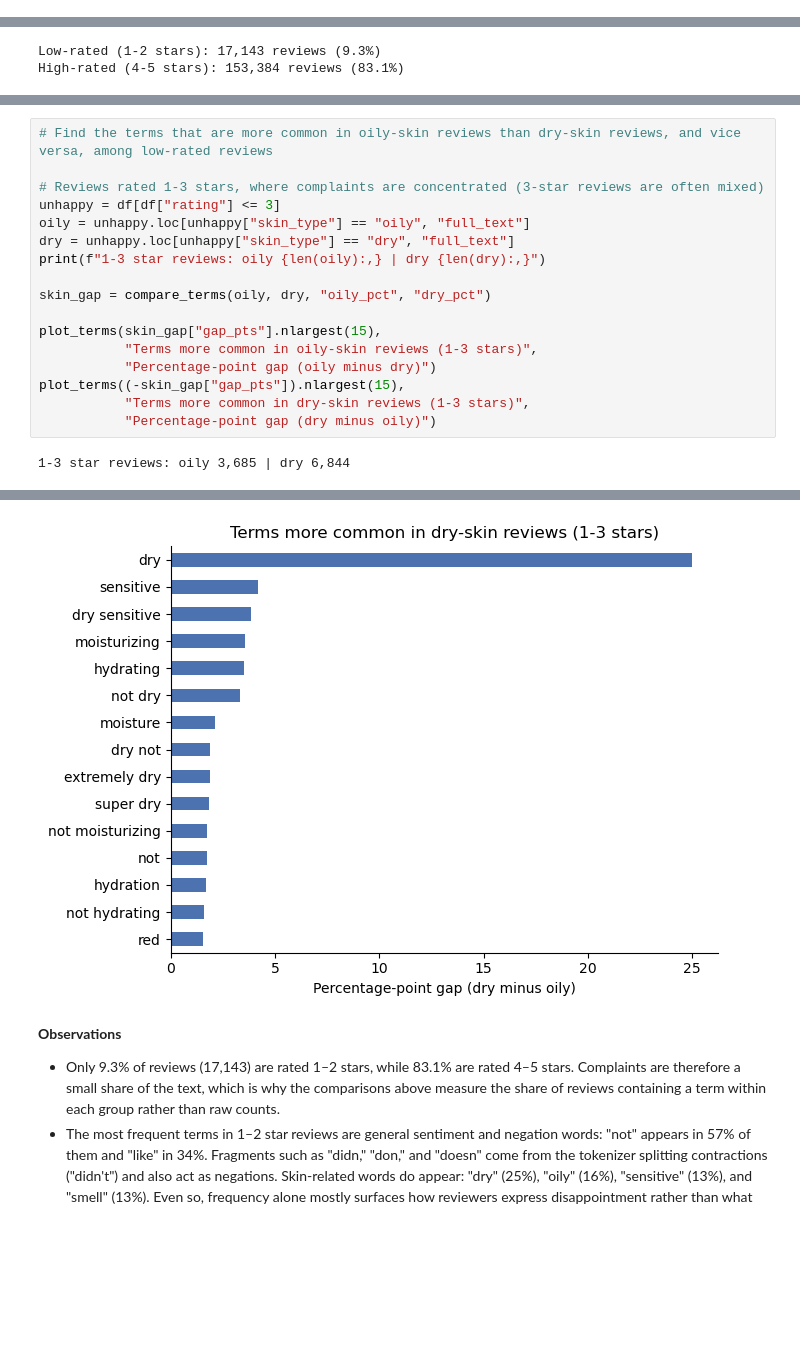
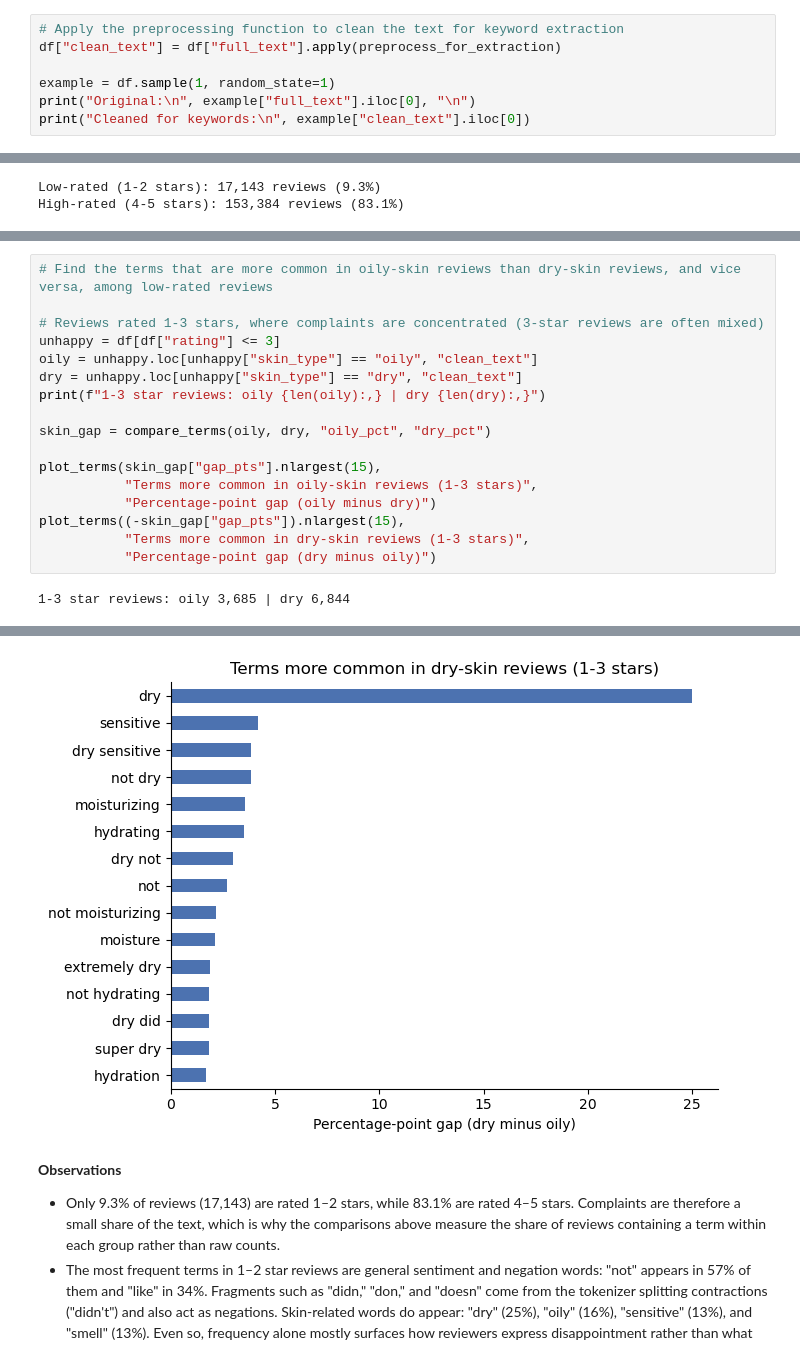
Before and after one commit to Neha-Ko/CDA-Course-Project, a Jupyter notebook: Notebooks/3_Text_Mining.ipynb, the cells around one changed output, grey strips where cells are left out. Saved outputs shown, nothing was run; the diff lists cells and outputs as text; blank space fills up the shorter version.

```diff
--- a/Notebooks/3_Text_Mining.ipynb
+++ b/Notebooks/3_Text_Mining.ipynb
@@ -46,0 +76,7 @@ Loaded 184,664 reviews
+# %%
+# Apply the preprocessing function to clean the text for keyword extraction
+df["clean_text"] = df["full_text"].apply(preprocess_for_extraction)
+
+example = df.sample(1, random_state=1)
+print("Original:\n", example["full_text"].iloc[0], "\n")
+print("Cleaned for keywords:\n", example["clean_text"].iloc[0])
@@ -168,8 +210,8 @@ More common in high-rated reviews:
 
 # Reviews rated 1-3 stars, where complaints are concentrated (3-star reviews are often mixed)
 unhappy = df[df["rating"] <= 3]
-oily = unhappy.loc[unhappy["skin_type"] == "oily", "full_text"]
-dry = unhappy.loc[unhappy["skin_type"] == "dry", "full_text"]
+oily = unhappy.loc[unhappy["skin_type"] == "oily", "clean_text"]
+dry = unhappy.loc[unhappy["skin_type"] == "dry", "clean_text"]
 print(f"1-3 star reviews: oily {len(oily):,} | dry {len(dry):,}")
 
 skin_gap = compare_terms(oily, dry, "oily_pct", "dry_pct")
@@ -186,4 +228,4 @@ plot_terms((-skin_gap["gap_pts"]).nlargest(15),
-[figure, old version]
+[figure, new version]
 # %% [markdown]
 **Observations**
 
```
Also changed, not shown: parts of 14 cells of this notebook, 1 other file.
